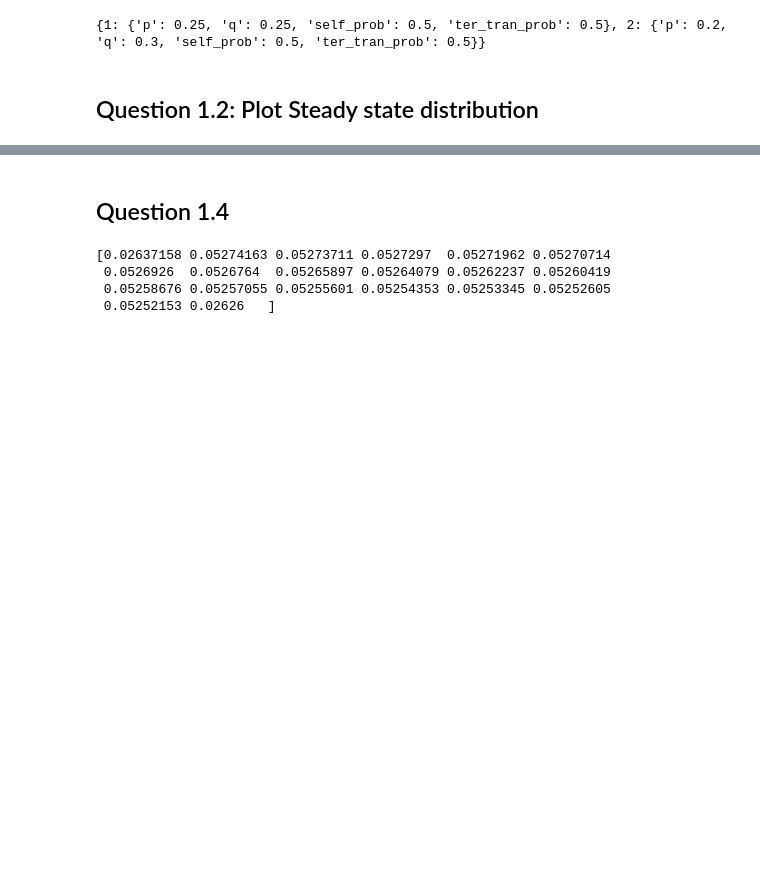
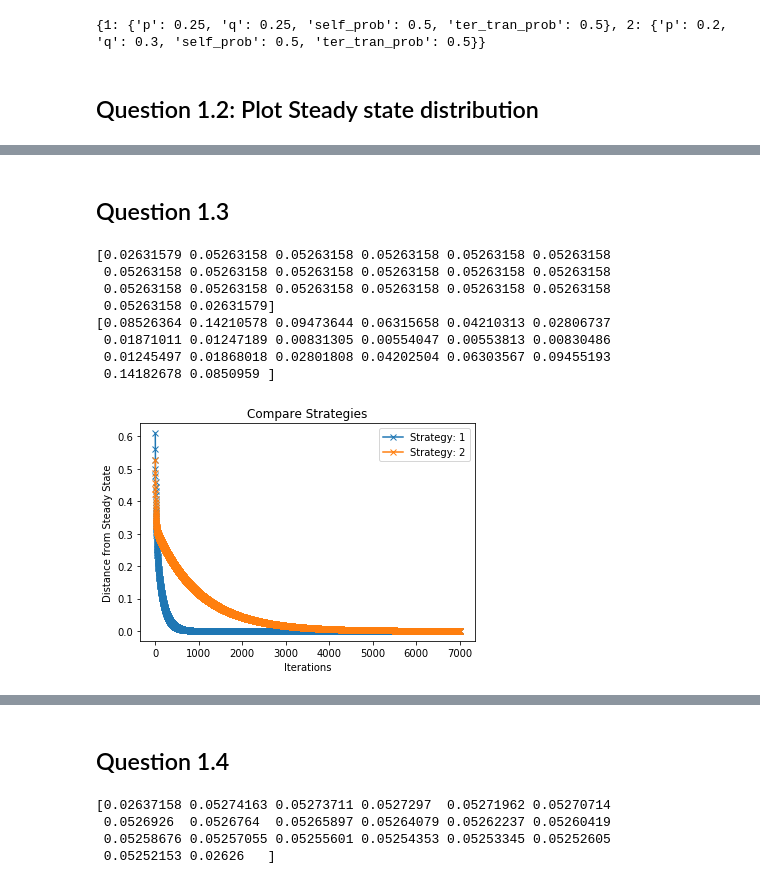
Before and after one commit to mmiakashs/Course-Project-SYS-6005-Stochastic-Modeling-I, a Jupyter notebook: project.ipynb, the cells around one changed output, grey strips where cells are left out. Cells and saved outputs as stored; diff of their text form; code cells hidden in the pictures; blank space fills up the shorter version.

```diff
--- a/project.ipynb
+++ b/project.ipynb
@@ -213,0 +141,51 @@ Text(0, 0.5, 'Steady State Probability')
+# %% [markdown]
+## Question 1.3
+# %%
+def simulate_chain(n,cur_strategy, start_state=0, times=1000):
+    tran_probas = cal_transition_probas(n,cur_strategy)
+    x = np.zeros((1,n))
+    x[0,start_state]=1
+
+    tran_probas = cal_transition_probas(n, cur_strategy)
+    mc = markovChain(tran_probas)
+    mc.computePi('linear')
+
+    temp = tran_probas
+    distances = []
+    for k in range(times):
+        temp = temp @ tran_probas
+        # temp_ss_probas = temp @ x.T
+        temp_ss_probas = temp[start_state]
+
+        # ss_probas = [ tm[0] for tm in temp_ss_probas ]
+        ss_probas = temp_ss_probas
+
+        ss_probas = np.array(ss_probas)
+        diff = ss_probas - mc.pi
+        diff_sq = np.square(diff)
+        dis = np.sqrt(np.sum(diff_sq))
+        distances.append(dis)
+
+        if(k==times-1):
+            print(temp_ss_probas)
+
+    plt.plot(range(len(distances)), distances, marker='x', label=f'Strategy: {cur_strategy}')
+    plt.title(f"Simulate [Start State: {start_state}] [1,{times}] [N={n}, Strategy {cur_strategy}]")
+    plt.xlabel("Iterations")
+    plt.ylabel(f"Distance from Steady State")
+    plt.legend(loc='upper right')
+# %%
+simulate_chain(n=20,cur_strategy=1, start_state=0, times=7000)
+simulate_chain(n=20,cur_strategy=2, start_state=0, times=7000)
+plt.title(f"Compare Strategies")
+plt.show()
+# %% [output]
+[0.02631579 0.05263158 0.05263158 0.05263158 0.05263158 0.05263158
+ 0.05263158 0.05263158 0.05263158 0.05263158 0.05263158 0.05263158
+ 0.05263158 0.05263158 0.05263158 0.05263158 0.05263158 0.05263158
+ 0.05263158 0.02631579]
+[0.08526364 0.14210578 0.09473644 0.06315658 0.04210313 0.02806737
+ 0.01871011 0.01247189 0.00831305 0.00554047 0.00553813 0.00830486
+ 0.01245497 0.01868018 0.02801808 0.04202504 0.06303567 0.09455193
+ 0.14182678 0.0850959 ]
+[figure, added]
```
Also changed, not shown: parts of 28 cells of this notebook, 1 other file.
